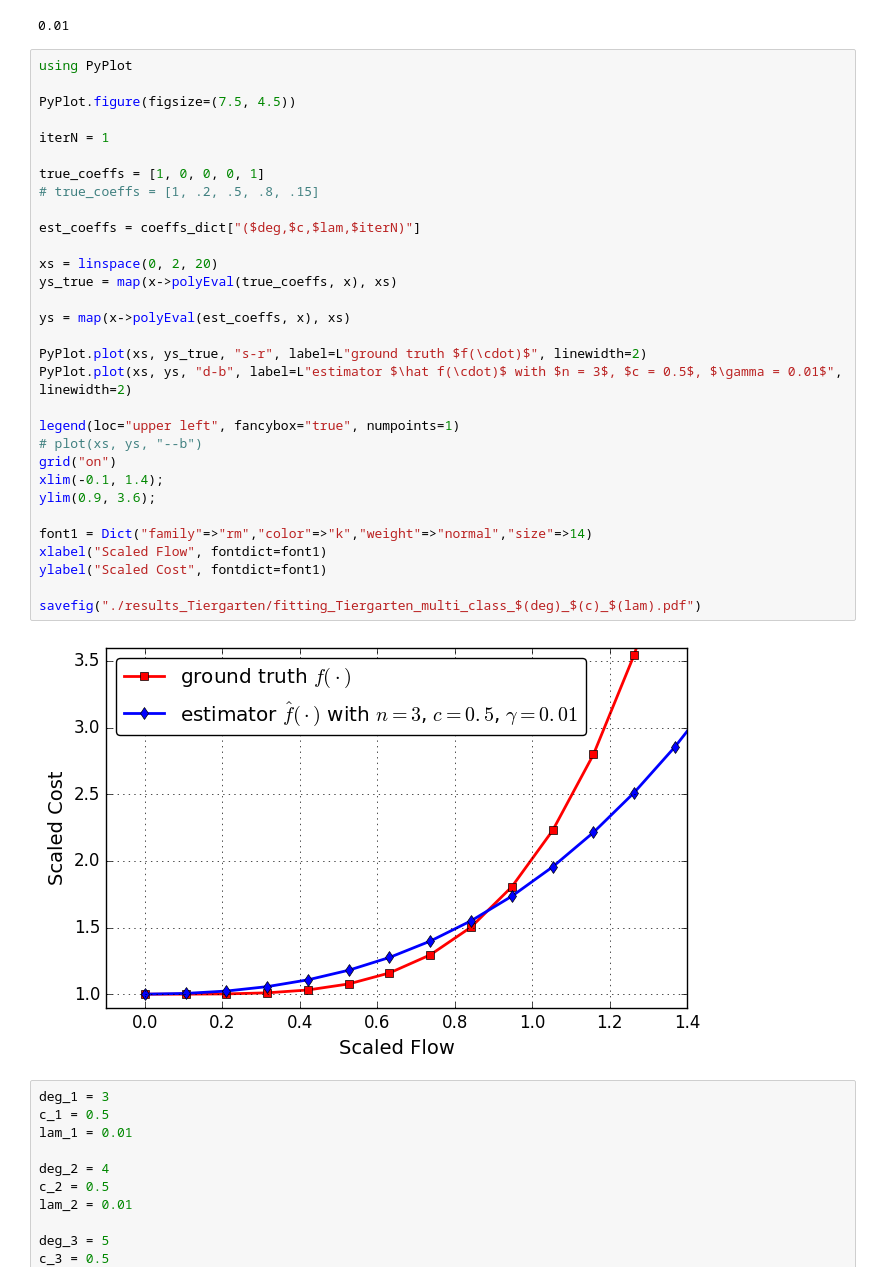
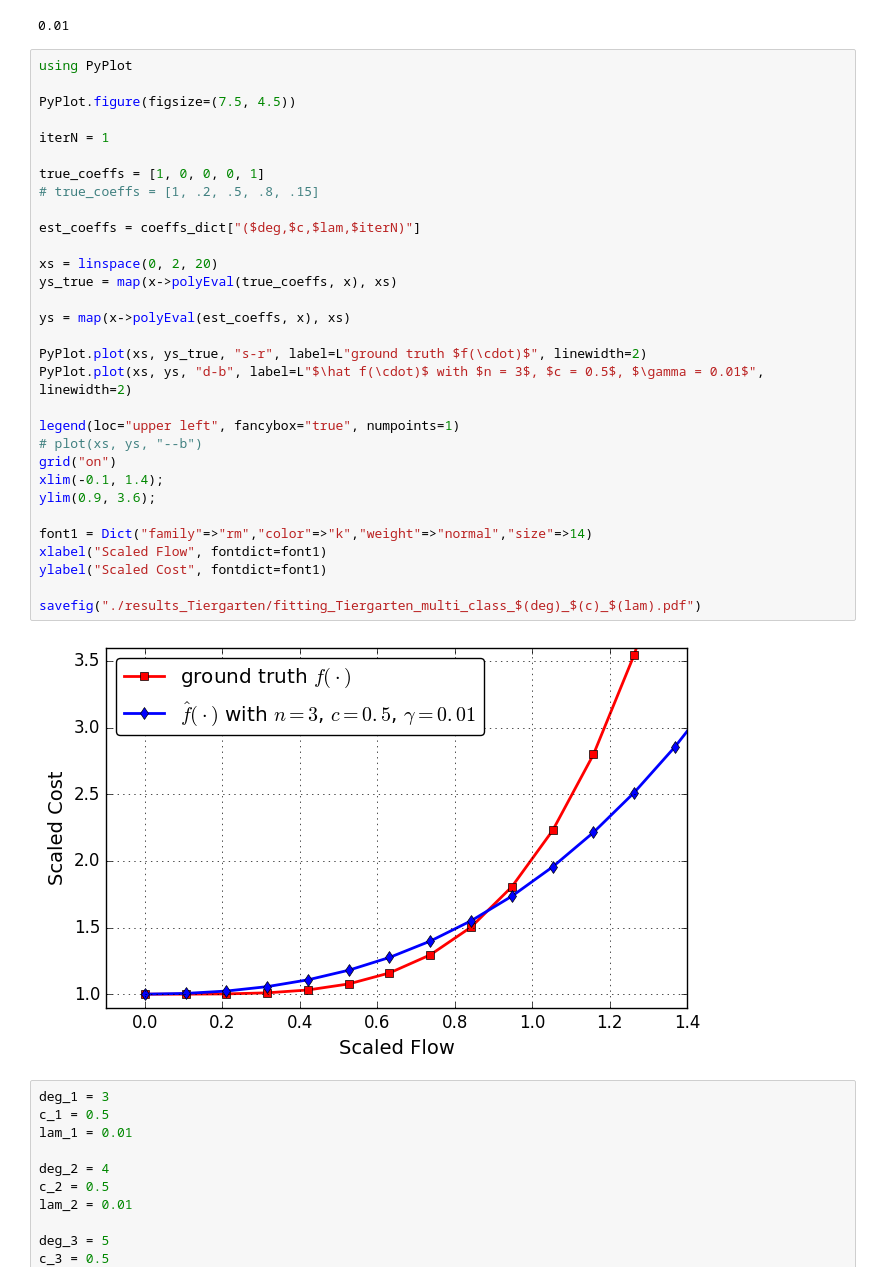
Before and after one commit to jingzbu/InverseVIsTraffic, a Jupyter notebook: 04_3_InverseVI_multi_class_cdc17/03_Tiergarten/03_plot_costf_Tiergarten.ipynb, the cells around one changed output. Saved outputs shown, nothing was run; the diff lists cells and outputs as text.

```diff
--- a/04_3_InverseVI_multi_class_cdc17/03_Tiergarten/03_plot_costf_Tiergarten.ipynb
+++ b/04_3_InverseVI_multi_class_cdc17/03_Tiergarten/03_plot_costf_Tiergarten.ipynb
@@ -34,35 +34,35 @@ using PyPlot
 
 PyPlot.figure(figsize=(7.5, 4.5))
 
 iterN = 1
 
 true_coeffs = [1, 0, 0, 0, 1]
 # true_coeffs = [1, .2, .5, .8, .15]
 
 est_coeffs = coeffs_dict["($deg,$c,$lam,$iterN)"]
 
 xs = linspace(0, 2, 20)
 ys_true = map(x->polyEval(true_coeffs, x), xs)
 
 ys = map(x->polyEval(est_coeffs, x), xs)
 
 PyPlot.plot(xs, ys_true, "s-r", label=L"ground truth $f(\cdot)$", linewidth=2)
-PyPlot.plot(xs, ys, "d-b", label=L"estimator $\hat f(\cdot)$ with $n = 3$, $c = 0.5$, $\gamma = 0.01$",
+PyPlot.plot(xs, ys, "d-b", label=L"$\hat f(\cdot)$ with $n = 3$, $c = 0.5$, $\gamma = 0.01$",
 linewidth=2)
 
 legend(loc="upper left", fancybox="true", numpoints=1)
 # plot(xs, ys, "--b")
 grid("on")
 xlim(-0.1, 1.4);
 ylim(0.9, 3.6);
 
 font1 = Dict("family"=>"rm","color"=>"k","weight"=>"normal","size"=>14)
 xlabel("Scaled Flow", fontdict=font1)
 ylabel("Scaled Cost", fontdict=font1)
 
 savefig("./results_Tiergarten/fitting_Tiergarten_multi_class_$(deg)_$(c)_$(lam).pdf")
 # %% [output]
-[figure, old version]
+[figure, new version]
 # %%
 deg_1 = 3
 c_1 = 0.5
```
Also changed, not shown: 19 other files.
